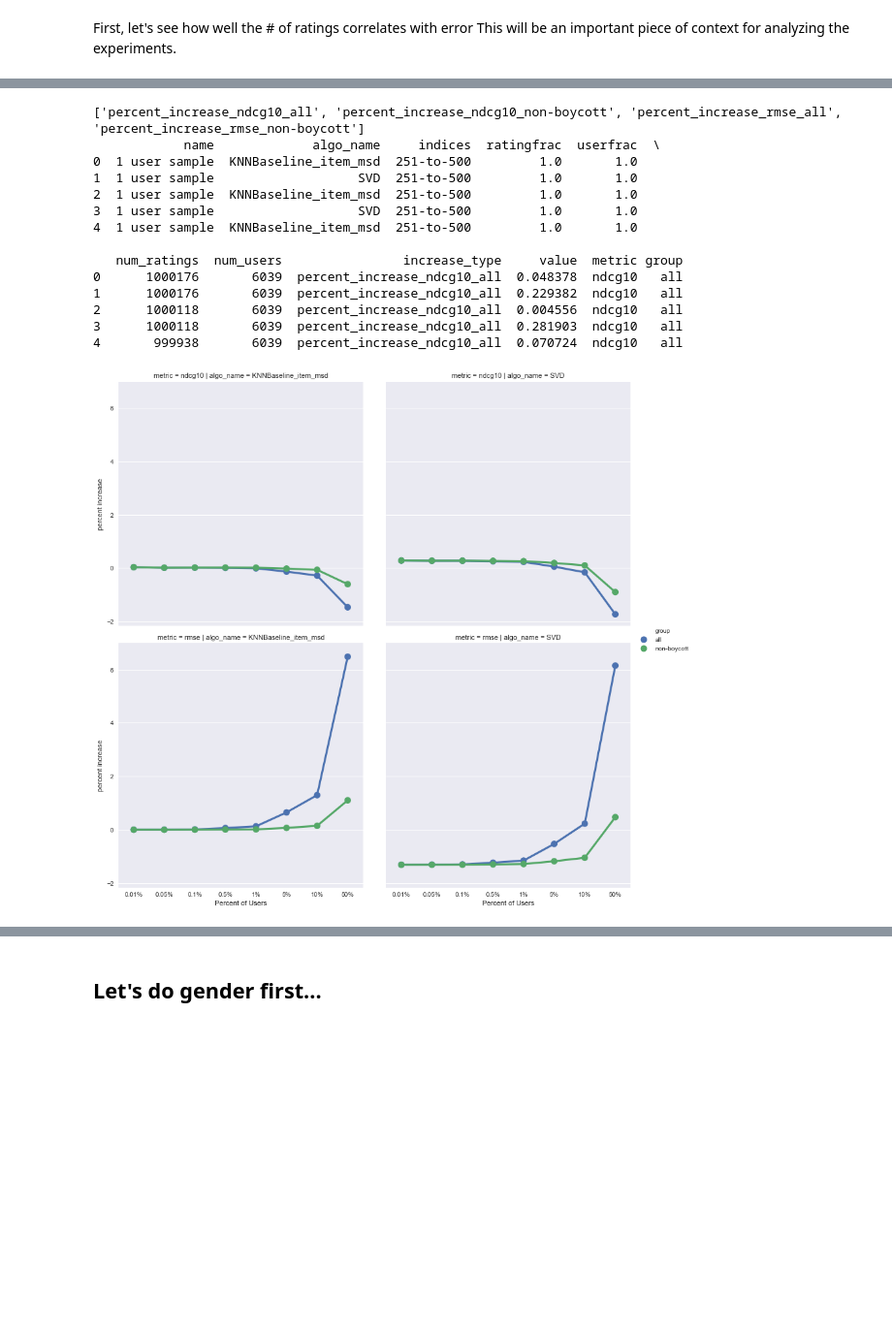
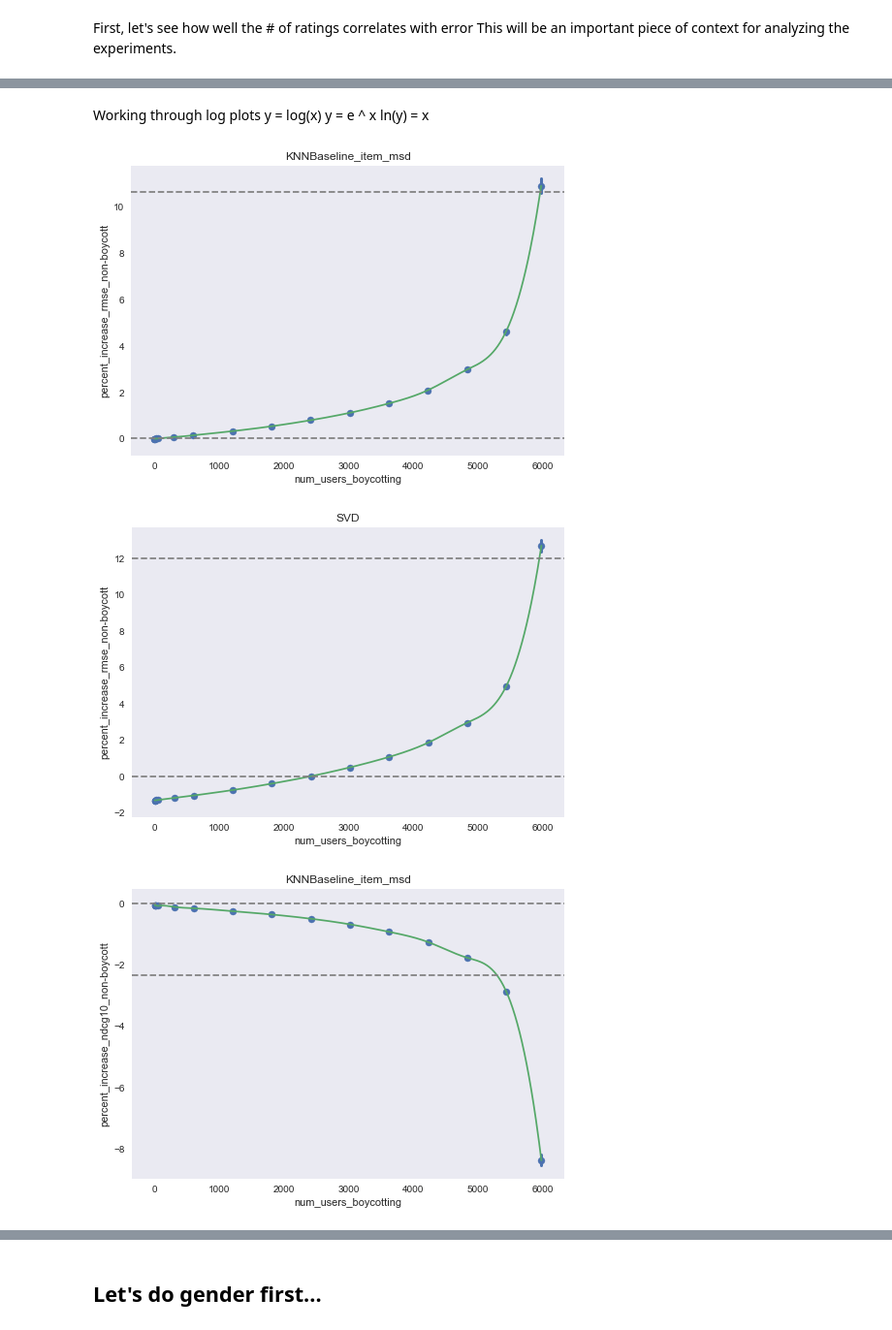
Before and after one commit to nickmvincent/surprise_sandbox, a Jupyter notebook: visualize.ipynb, the cells around one changed output, grey strips where cells are left out. Shown at 97% size. Drawn from its saved outputs; the diff is of its cells as text; code cells hidden in the pictures; blank space fills up the shorter version.

```diff
--- a/visualize.ipynb
+++ b/visualize.ipynb
@@ -5,4 +10,7 @@ import seaborn as sns
 import matplotlib.pyplot as plt
 sns.set(style="dark")
 from scipy import stats
-from collections import defaultdict
+
+from scipy.interpolate import interp1d
+
+NUM_USERS = 6040
@@ -29,0 +34,2 @@ algo_names = ['KNNBaseline_item_msd', 'SVD']
+# %%
+df = df.assign(num_users_boycotting = [NUM_USERS - int(x) for x in df.num_users])
@@ -30,6 +82,4 @@ algo_names = ['KNNBaseline_item_msd', 'SVD']
 # %%
-# flag
-samples_df = df[df.name.str.contains('sample')]
-samples_df.head()
-
+samples_df = df[df['type'] == 'sample_users']
+print(samples_df[['num_users', 'num_users_boycotting']].sample(5))
 org_df = df[df['type'].isin(organized_experiments)]
@@ -52,31 +109,25 @@ See the caveats in the documentation: http://pandas.pydata.org/pandas-docs/stabl
 First, let's see how well the # of ratings correlates with error
 This will be an important piece of context for analyzing the experiments.
 # %%
-algo_to_metric_to_slope = defaultdict(dict)
-algo_to_metric_to_intercept = defaultdict(dict)
-algo_to_metric_to_average_boycott = defaultdict(dict)
 for algo_name in algo_names:
     filt = org_df[org_df.algo_name == algo_name]
     for metric in metrics:
         key = 'percent_increase_{}_non-boycott'.format(metric)
-        sns.jointplot(filt.num_ratings, y=filt[key], kind="reg")
+        sns.jointplot(filt.num_ratings, y=filt[key], kind="reg").fig.suptitle(algo_name)
         plt.show()
         slope, intercept, r_value, p_value, std_err = stats.linregress(filt.num_ratings, y=filt[key])
         print(slope, intercept, r_value, p_value)
         algo_to_metric_to_slope[algo_name][metric] = slope
         algo_to_metric_to_intercept[algo_name][metric] = intercept
+
+        # calculate the average error for all boycott users in each dataframe
         algo_to_metric_to_average_boycott[algo_name][metric] = np.mean(
-            df[df.algo_name == algo_name][key.replace('non-boycott', 'boycott')]
+            samples_df[(
+                (samples_df.algo_name == algo_name) &
+                (samples_df.userfrac == 1.0) &
+                (samples_df.ratingfrac == 1.0)
+            )][key.replace('non-boycott', 'boycott')]
         )
-#         algo_to_metric_to_average_boycott[algo_name][metric] = np.mean(
-#             filt[key.replace('non-boycott', 'boycott')]
-#         )
-
-        new_key = key.replace('non-boycott', 'expected')
-        kwargs = {new_key: [
-            x * slope + intercept for x in list(org_df.num_ratings)
-        ]}
-        org_df = org_df.assign(**kwargs)
 
         print(algo_to_metric_to_average_boycott)
 # %% [output]
@@ -148,24 +255,17 @@ def plot1(df, metrics, groups, percents=False):
+# %% [markdown]
+Working through log plots
+y = log(x)
+y = e ^ x
+ln(y) = x
 # %%
-g = plot1(
+algo_to_metric_to_interp = p_b_curve(
     samples_df,
     metrics=metrics,
     percents=True,
-    groups=['non-boycott', 'all',]
+    groups=['non-boycott',]
 )
 plt.show()
 # %% [output]
-['percent_increase_ndcg10_all', 'percent_increase_ndcg10_non-boycott', 'percent_increase_rmse_all', 'percent_increase_rmse_non-boycott']
-            name             algo_name     indices  ratingfrac  userfrac  \
-0  1 user sample  KNNBaseline_item_msd  251-to-500         1.0       1.0
-1  1 user sample                   SVD  251-to-500         1.0       1.0
-2  1 user sample  KNNBaseline_item_msd  251-to-500         1.0       1.0
-3  1 user sample                   SVD  251-to-500         1.0       1.0
-4  1 user sample  KNNBaseline_item_msd  251-to-500         1.0       1.0
-
-   num_ratings  num_users                increase_type     value  metric group
-0      1000176       6039  percent_increase_ndcg10_all  0.048378  ndcg10   all
-1      1000176       6039  percent_increase_ndcg10_all  0.229382  ndcg10   all
-2      1000118       6039  percent_increase_ndcg10_all  0.004556  ndcg10   all
-3      1000118       6039  percent_increase_ndcg10_all  0.281903  ndcg10   all
-4       999938       6039  percent_increase_ndcg10_all  0.070724  ndcg10   all
-[figure, old version]
+[figure, new version]
+[figure, added]
+[figure, added]
```
Also changed, not shown: parts of 29 cells of this notebook, 7 other files.
